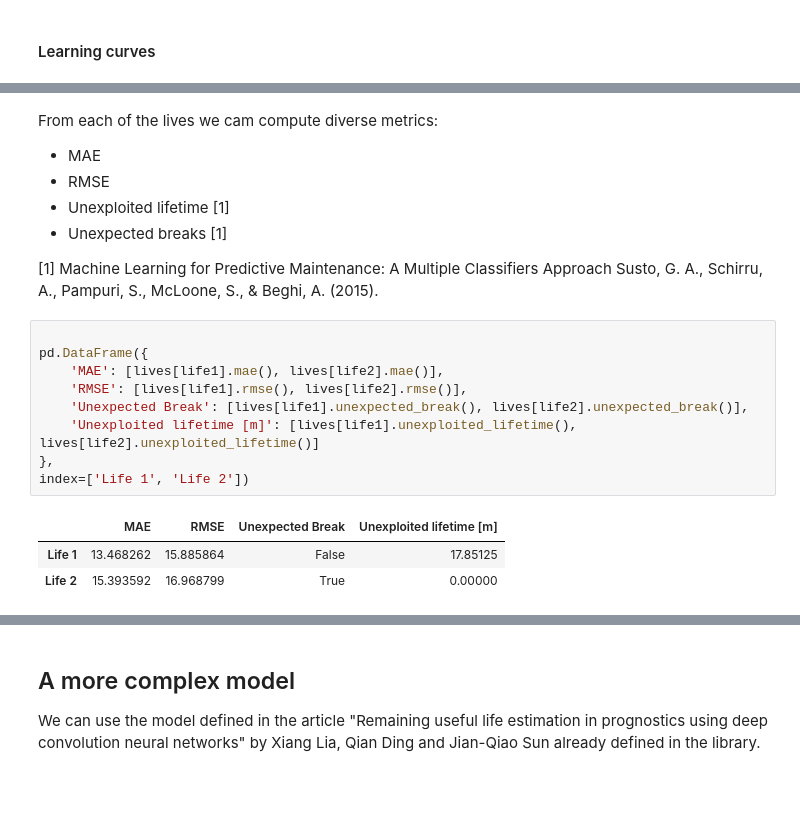
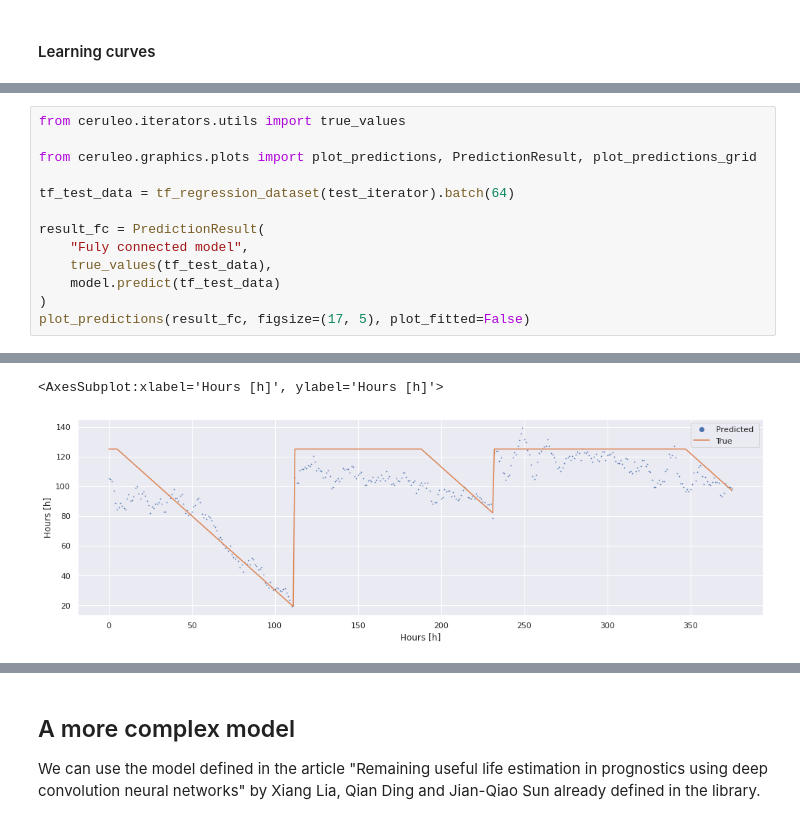
Before and after one commit to lucianolorenti/ceruleo, a Jupyter notebook: docs/examples/ExampleAircraftEngine.ipynb, the cells around one changed output, grey strips where cells are left out. Saved outputs shown, nothing was run; the diff lists cells and outputs as text; blank space fills up the shorter version.

```diff
--- a/docs/examples/ExampleAircraftEngine.ipynb
+++ b/docs/examples/ExampleAircraftEngine.ipynb
@@ -410,22 +337,14 @@ plot_life(lives[life2], units='Unit Cycles', add_fitted=True, ax=ax[1])
-# %% [markdown]
-From each of the lives we cam compute diverse metrics:
-* MAE
-* RMSE
-* Unexploited lifetime [1]
-* Unexpected breaks [1]
-
-[1] Machine Learning for Predictive Maintenance: A Multiple Classifiers Approach
-    Susto, G. A., Schirru, A., Pampuri, S., McLoone, S., & Beghi, A. (2015).
-# %%
-
-pd.DataFrame({
-    'MAE': [lives[life1].mae(), lives[life2].mae()],
-    'RMSE': [lives[life1].rmse(), lives[life2].rmse()],
-    'Unexpected Break': [lives[life1].unexpected_break(), lives[life2].unexpected_break()],
-    'Unexploited lifetime [m]': [lives[life1].unexploited_lifetime(), lives[life2].unexploited_lifetime()]
-},
-index=['Life 1', 'Life 2'])
-# %% [output]
-|  | MAE | RMSE | Unexpected Break | Unexploited lifetime [m] |
-| Life 1 | 13.468262 | 15.885864 | False | 17.85125 |
-| Life 2 | 15.393592 | 16.968799 | True | 0.00000 |
+# %%
+from ceruleo.iterators.utils import true_values
+
+from ceruleo.graphics.plots import plot_predictions, PredictionResult, plot_predictions_grid
+
+tf_test_data = tf_regression_dataset(test_iterator).batch(64)
+
+result_fc = PredictionResult(
+    "Fuly connected model",
+    true_values(tf_test_data),
+    model.predict(tf_test_data)
+)
+plot_predictions(result_fc, figsize=(17, 5), plot_fitted=False)
+# %% [output]
@@ -431,0 +352,2 @@ index=['Life 1', 'Life 2'])
+<AxesSubplot:xlabel='Hours [h]', ylabel='Hours [h]'>
+[figure, added]
```
Also changed, not shown: parts of 54 cells of this notebook, 18 other files.
